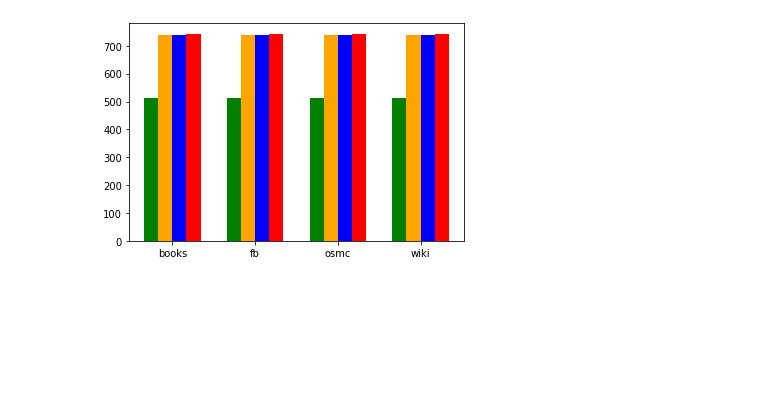
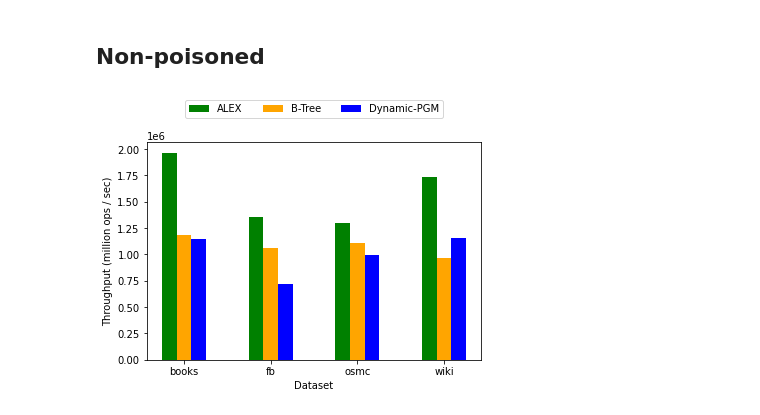
Before and after one commit to Bachfischer/adversarial-ml-for-learned-indexes, a Jupyter notebook: src/visualization.ipynb, the cells around one changed output. Cells and saved outputs as stored; diff of their text form; code cells hidden in the pictures; blank space fills up the shorter version.

Commit message:
add code for visualization

```diff
--- a/src/visualization.ipynb
+++ b/src/visualization.ipynb
@@ -10,36 +10,37 @@ import matplotlib.pyplot as plt
 def plot_chart_for_workload(filename : str):
     df = pd.read_csv('../experimental-results/' + filename, sep=',',header=0)
 
-    datasets = ['books_200M_uint32', 'fb_200M_uint32', 'osmc_200M_uint32', 'wiki_200M_uint32']
+    datasets = ['books_200M_uint64', 'fb_200M_uint64', 'osm_cellids_200M_uint64', 'wiki_ts_200M_uint64']
 
     best_results_alex = []
-    best_results_binary_search = []
     best_results_btree = []
-    best_results_pgm = []
+    best_results_dpgm = []
     for dataset_name in datasets:
-        best_results_alex.append(df[(df["dataset_name"] == dataset_name) & (df["index_name"]=='ALEX')]['median_time'].min())
-        best_results_binary_search.append(df[(df["dataset_name"] == dataset_name) & (df["index_name"]=='BinarySearch')]['median_time'].min())
-        best_results_btree.append(df[(df["dataset_name"] == dataset_name) & (df["index_name"]=='BTree')]['median_time'].min())
-        best_results_pgm.append(df[(df["dataset_name"] == dataset_name) & (df["index_name"]=='DynamicPGM')]['median_time'].min())
+        best_results_alex.append(df[(df["dataset_name"] == dataset_name) & (df["index_name"]=='ALEX')]['throughput_in_s'].max())
+        best_results_btree.append(df[(df["dataset_name"] == dataset_name) & (df["index_name"]=='BTree')]['throughput_in_s'].max())
+        best_results_dpgm.append(df[(df["dataset_name"] == dataset_name) & (df["index_name"]=='DynamicPGM')]['throughput_in_s'].max())
 
     N = 4
     ind = np.arange(N)
     width = 0.17
 
+    fig, ax = plt.subplots()
     bar1 = plt.bar(ind, best_results_alex, width, color = 'green')
-    bar2 = plt.bar(ind+width, best_results_binary_search, width, color = 'orange')
-    bar3 = plt.bar(ind+width*2, best_results_btree, width, color = 'blue')
-    bar4 = plt.bar(ind+width*3, best_results_pgm, width, color = 'red')
+    bar2 = plt.bar(ind+width, best_results_btree, width, color = 'orange')
+    bar3 = plt.bar(ind+width*2, best_results_dpgm, width, color = 'blue')
 
-    #plt.xlabel("Datasets")
-    #plt.ylabel('Latencies')
+    plt.xlabel("Dataset")
+    plt.ylabel('Throughput (million ops / sec)')
 
-    plt.xticks(ind+width*1.5,['books', 'fb', 'osmc', 'wiki'])
+    plt.xticks(ind+width,['books', 'fb', 'osmc', 'wiki'])
+
 
     # Put a legend above plot
-    #plt.legend((bar1, bar2, bar3, bar4), ('ALEX', 'BinarySearch', 'BTree', 'PGM'), bbox_to_anchor=(0,1.02,1,0.2), loc='upper left', ncol=4)
+    plt.legend((bar1, bar2, bar3), ('ALEX', 'B-Tree', 'Dynamic-PGM'), bbox_to_anchor=(0,1.02,1,0.2), loc='upper center', ncol=4)
     plt.show()
+# %% [markdown]
+## Non-poisoned
 # %%
-plot_chart_for_workload('results_mocked.csv')
+plot_chart_for_workload('non_poisoned_read_only.csv')
 # %% [output]
-[figure, old version]
+[figure, new version]
```
Also changed, not shown: parts of 4 cells of this notebook.
